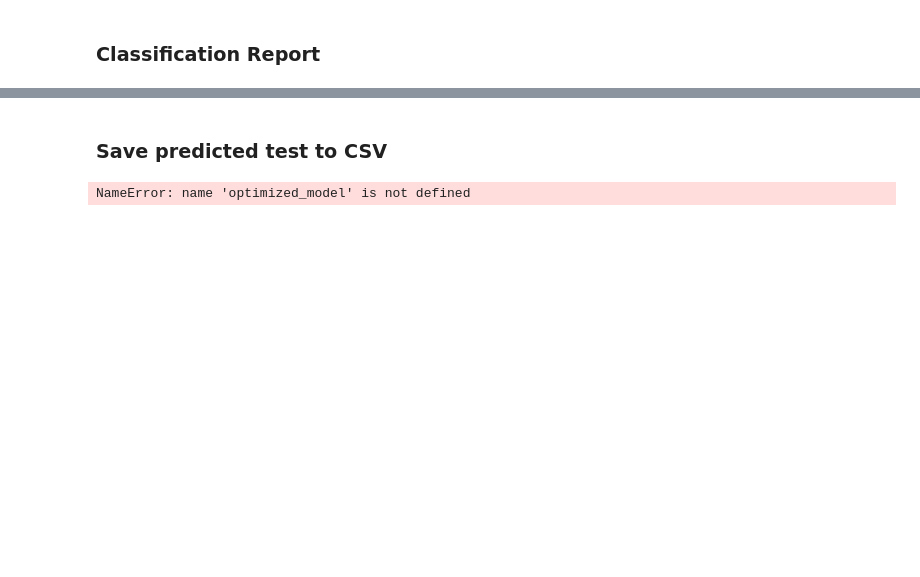
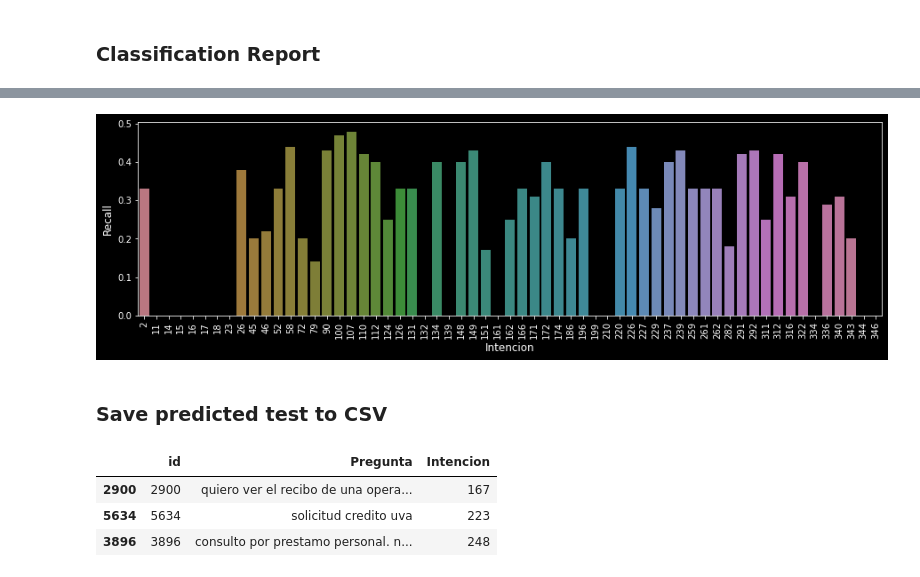
Before and after one commit to joseferrercba/FundacionsadoskySantander, a Jupyter notebook: Santander-Train Model.ipynb, the cells around one changed output, grey strips where cells are left out. Cells and saved outputs as stored; diff of their text form; code cells hidden in the pictures; blank space fills up the shorter version.

```diff
--- a/Santander-Train Model.ipynb
+++ b/Santander-Train Model.ipynb
@@ -214,0 +305,18 @@ NameError: name 'pred' is not defined
+# %%
+report = Accuracy.get_classification_report(y_test, pred)
+df_report = pd.DataFrame()
+lines = report.split('\n')
+for line in lines[2:-5]:
+    row_data = line.split('      ')
+    row = pd.Series(data={'class': row_data[1].strip(),
+                            'precision': row_data[2].strip(),
+                            'recall': row_data[3].strip(),
+                            'f1-score': row_data[4].strip(),
+                            'support': row_data[5].strip()
+                            }
+                            )
+    df_report = df_report.append(row, ignore_index=True)
+df_report['f1-score'] = df_report['f1-score'].astype(float)
+df_report['precision'] = df_report['precision'].astype(float)
+df_report['recall'] = df_report['recall'].astype(float)
+df_report['class'] = df_report['class'].astype(int)
@@ -215,11 +341,26 @@ NameError: name 'pred' is not defined
+# %%
+cnt_pro = df_report[df_report['recall'] < 0.50]
+
+plt.figure(figsize=(15,4))
+sns.barplot(cnt_pro.index, cnt_pro.recall, alpha=0.8)
+plt.ylabel('Recall', fontsize=12)
+plt.xlabel('Intencion', fontsize=12)
+plt.xticks(rotation=90)
+plt.show()
+# %% [output]
+[figure, added]
 # %% [markdown]
 ### Save predicted test to CSV
 # %%
-pred_det = optimized_model.predict(df_test['Pregunta'].values)
+vect_data = vect.transform(df_test['Pregunta'].values)
+pred_det = classifier.predict(vect_data)
 df_test['Intencion'] = pred_det
 SUBMIT_FILE = 'data/submit_{}.csv'.format(classifier.__class__.__name__)
 df_test.to_csv(SUBMIT_FILE,mode='w', header=False, columns=['id','Intencion'], index=False, sep=',')
 
 df_test.sample(3)
 # %% [output]
-NameError: name 'optimized_model' is not defined
+|  | id | Pregunta | Intencion |
+| 2900 | 2900 | quiero ver el recibo de una opera... | 167 |
+| 5634 | 5634 | solicitud credito uva | 223 |
+| 3896 | 3896 | consulto por prestamo personal. n... | 248 |
```
Also changed, not shown: parts of 24 cells of this notebook, 2 other files.
